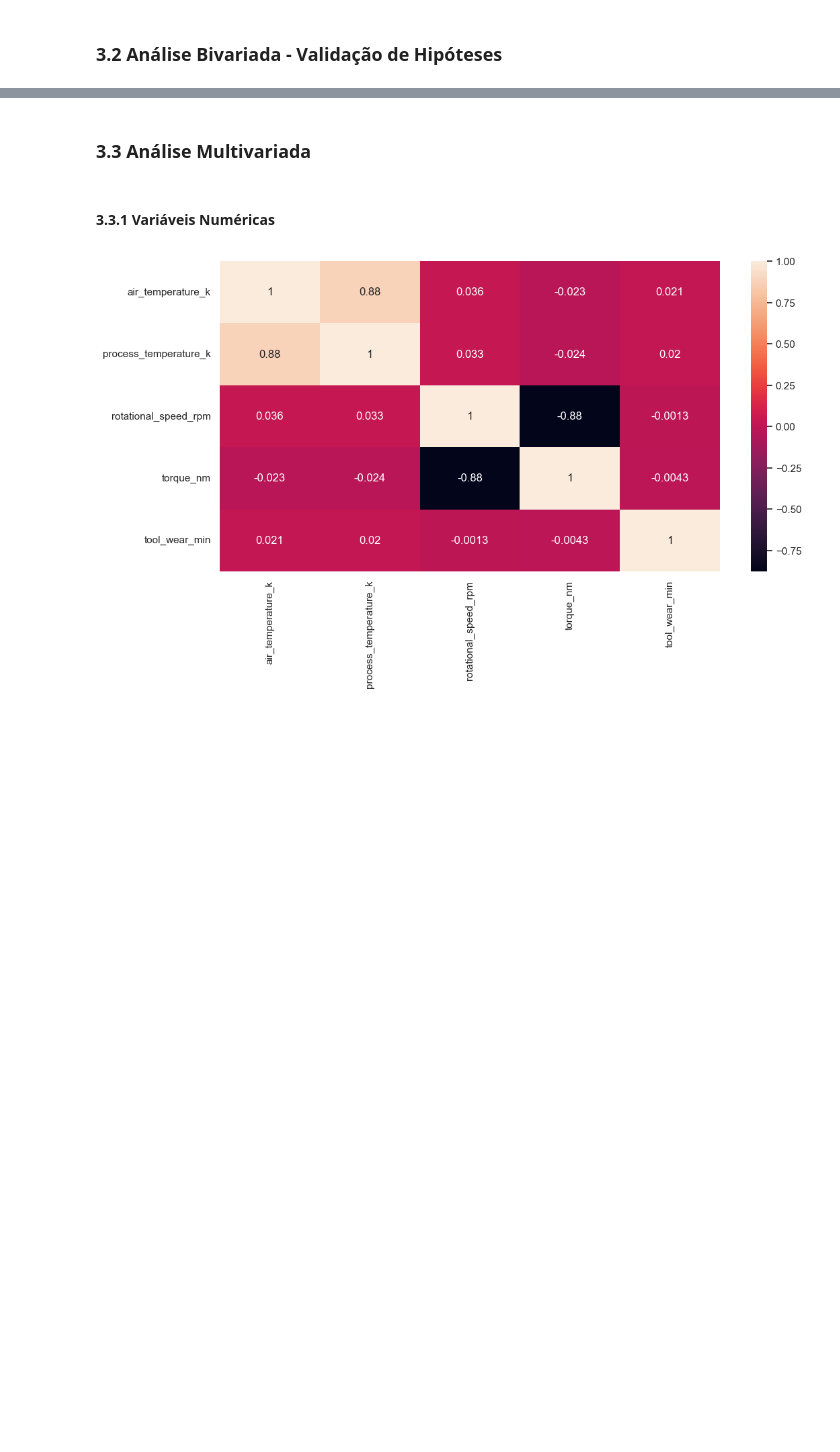
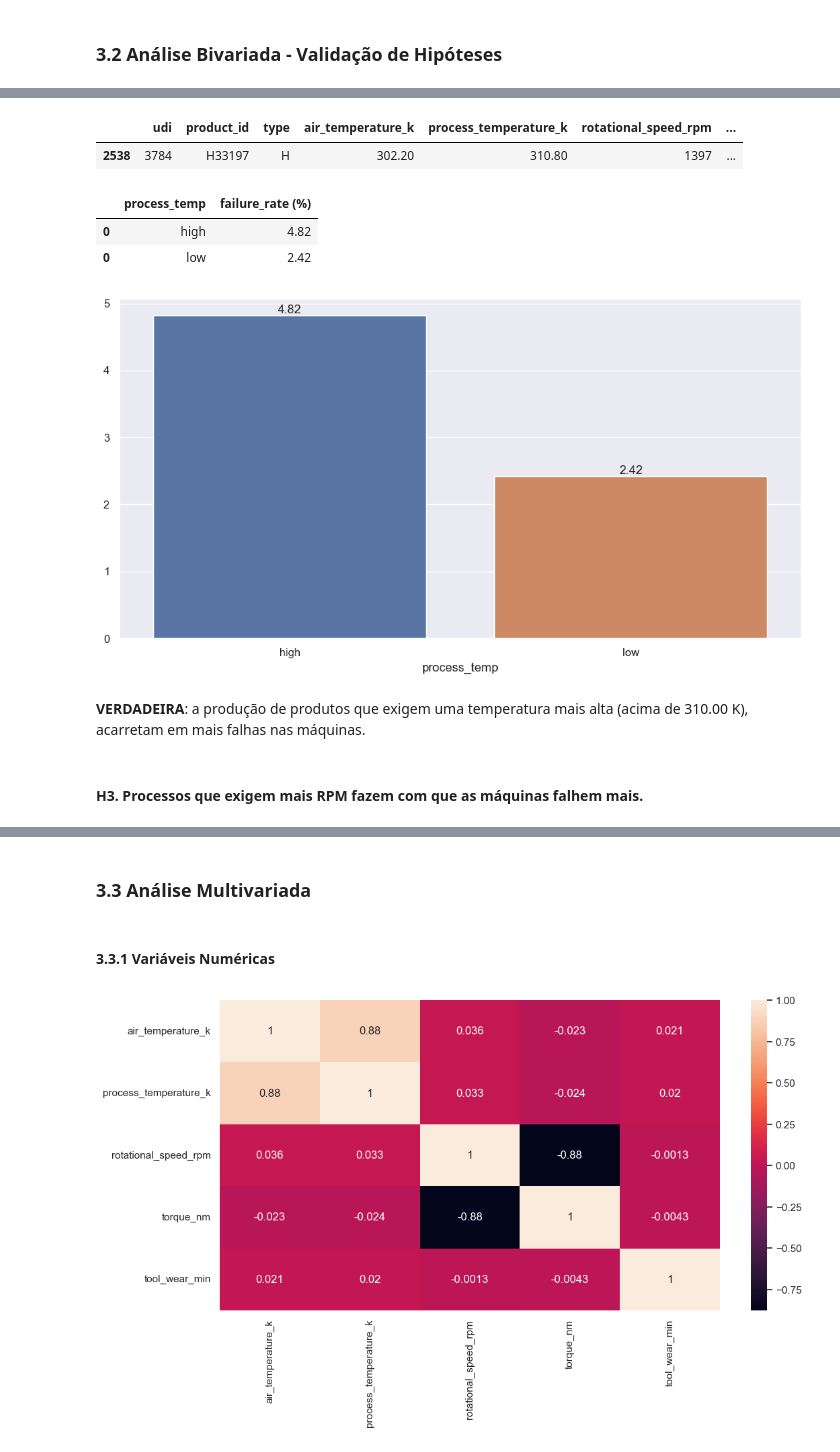
Before and after one commit to doegemon/desafio_lighthouse_indicium, a Jupyter notebook: notebooks/desafio_lighthouse.ipynb, the cells around one changed output, grey strips where cells are left out. Cells and saved outputs as stored; diff of their text form; code cells hidden in the pictures; blank space fills up the shorter version.

```diff
--- a/notebooks/desafio_lighthouse.ipynb
+++ b/notebooks/desafio_lighthouse.ipynb
@@ -301,0 +392,2 @@ a.set(ylabel=None);
+# %%
+h2_df = df2.copy()
@@ -301,0 +412,36 @@ a.set(ylabel=None);
+# %%
+h2_df['result'] = h2_df.apply(lambda x: 'no_failure' if x['failure_type'] == 'No Failure' else 'failure', axis=1)
+h2_df['process_temp'] = h2_df.apply(lambda x: 'high' if x['process_temperature_k'] > 310 else 'low', axis=1)
+h2_df.sample()
+# %% [output]
+|  | udi | product_id | type | air_temperature_k | process_temperature_k | rotational_speed_rpm | ... |
+| 2538 | 3784 | H33197 | H | 302.20 | 310.80 | 1397 | ... |
+# %%
+df_result = pd.DataFrame()
+
+for i in h2_df['process_temp'].unique():
+  mask_i = h2_df['process_temp'] == i
+  maskf = h2_df['result'] == 'failure'
+  masknf = h2_df['result'] == 'no_failure'
+  failure = (h2_df[mask_i & maskf].shape[0] / h2_df[mask_i & masknf].shape[0]) * 100
+  df_temp = pd.DataFrame({'process_temp': i,
+              'failure_rate (%)': failure}, index=[0])
+  df_result = pd.concat([df_result, df_temp])
+
+df_result = df_result.sort_values('failure_rate (%)', ascending=False)
+display(df_result)
+# %% [output]
+|  | process_temp | failure_rate (%) |
+| 0 | high | 4.82 |
+| 0 | low | 2.42 |
+# %%
+a = sns.barplot(data = df_result, x='process_temp', y='failure_rate (%)')
+values = df_result['failure_rate (%)'].values.round(2)
+a.bar_label(container=a.containers[0], labels=values)
+a.set(ylabel=None);
+# %% [output]
+[figure, added]
+# %% [markdown]
+**VERDADEIRA**: a produção de produtos que exigem uma temperatura mais alta (acima de 310.00 K), acarretam em mais falhas nas máquinas.
+# %% [markdown]
+#### H3. Processos que exigem mais RPM fazem com que as máquinas falhem mais.
```
Also changed, not shown: parts of 115 cells of this notebook.
